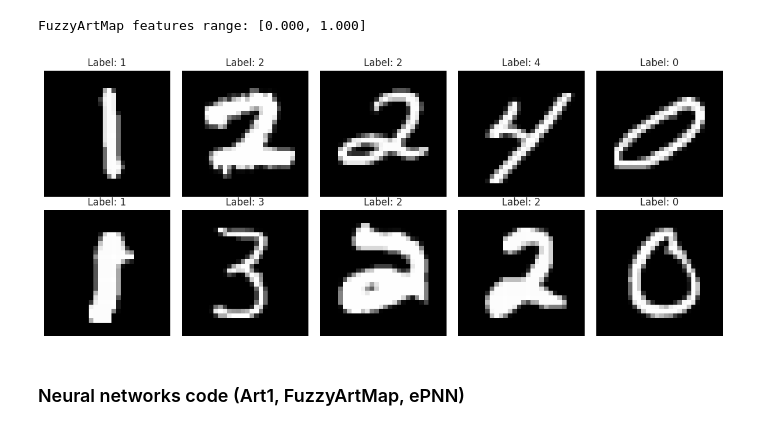
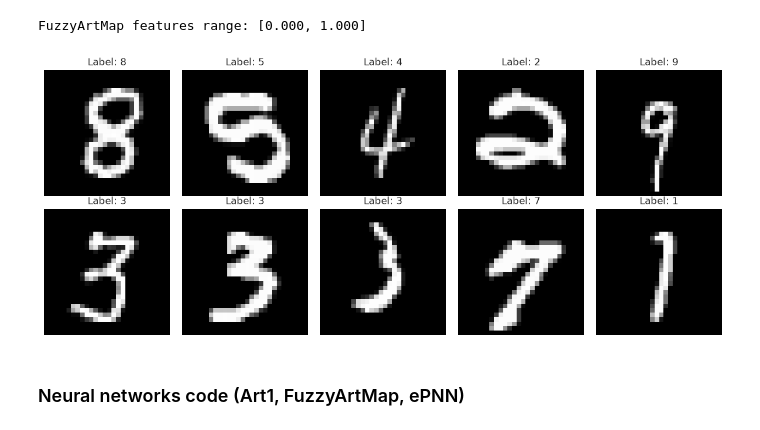
Before and after one commit to lsalatiel/art-epnn_neural-network-study, a Jupyter notebook: mnist_art.ipynb, the cells around one changed output. Saved outputs shown, nothing was run; the diff lists cells and outputs as text; code cells hidden in the pictures.

```diff
--- a/mnist_art.ipynb
+++ b/mnist_art.ipynb
@@ -33,6 +14,6 @@ from sklearn.model_selection import train_test_split
 sns.set_style("whitegrid")
 
 mnist = fetch_openml('mnist_784', as_frame=False)
-mnist_X = mnist.data.astype('float32') / 255.0
+mnist_X = mnist.data.astype('float32')
 mnist_y = mnist.target.astype('int64')
 # %%
@@ -105,18 +93,18 @@ print(f"FuzzyArtMap features range: [{X_famap_half1.min():.3f}, {X_famap_half1.m
 FuzzyArtMap features range: [0.000, 1.000]
 # %%
 n = 10
-idx = np.random.choice(len(X_04), n, replace=False)
+idx = np.random.choice(len(mnist_X), n, replace=False)
 
 fig, axes = plt.subplots(2, 5, figsize=(12, 5))
 for ax, i in zip(axes.ravel(), idx):
-    ax.imshow(X_04[i].reshape(28, 28), cmap="gray")
-    ax.set_title(f"Label: {y_04[i]}")
+    ax.imshow(mnist_X[i].reshape(28, 28), cmap="gray")
+    ax.set_title(f"Label: {mnist_y[i]}")
     ax.axis("off")
 
 plt.tight_layout()
 plt.show()
 # %% [output]
-[figure, old version]
+[figure, new version]
 # %% [markdown]
 ### Neural networks code (Art1, FuzzyArtMap, ePNN)
 # %%
```
Also changed, not shown: parts of 49 cells of this notebook, 1 other file.
